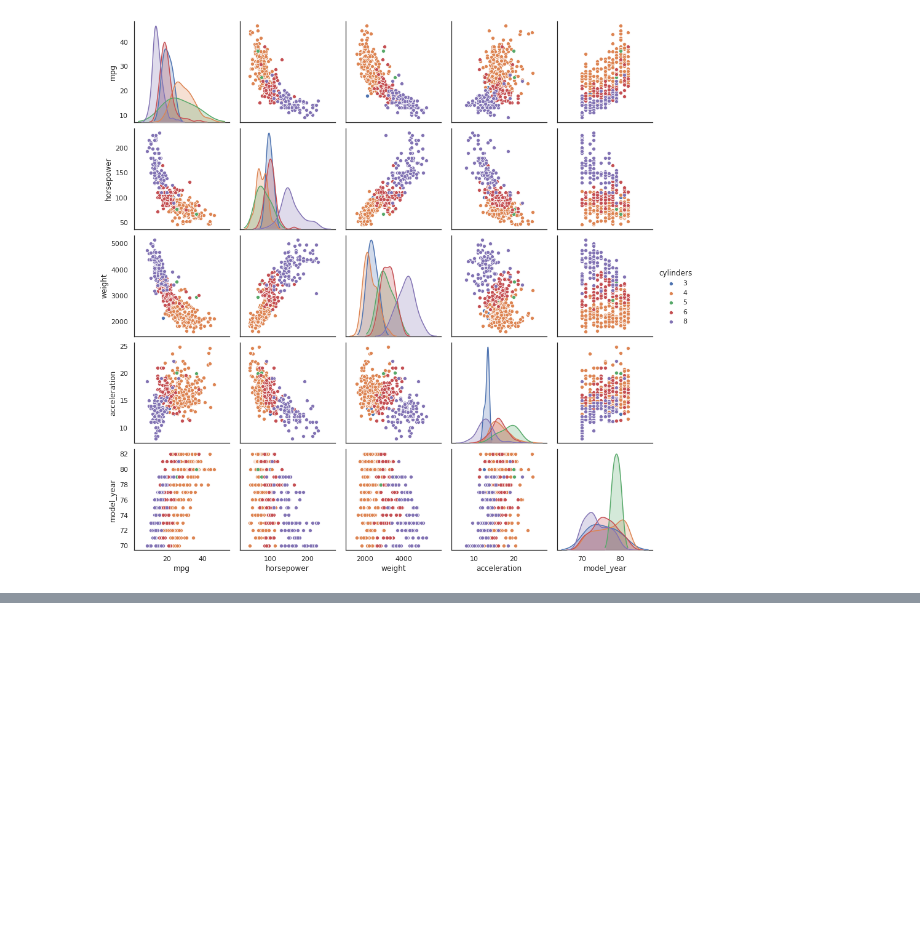
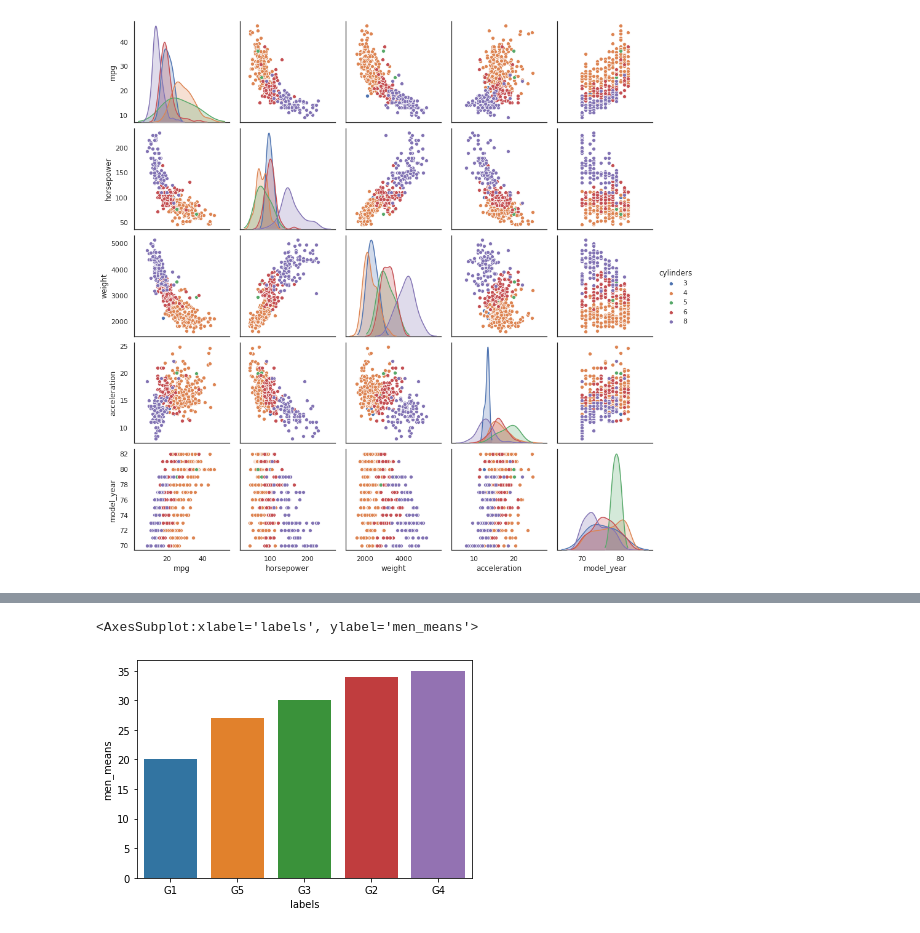
Before and after one commit to hersany/DataScience, a Jupyter notebook: Seaborn/Seaborn Class.ipynb, the cells around one changed output, grey strips where cells are left out. Saved outputs shown, nothing was run; the diff lists cells and outputs as text; code cells hidden in the pictures; blank space fills up the shorter version.

```diff
--- a/Seaborn/Seaborn Class.ipynb
+++ b/Seaborn/Seaborn Class.ipynb
@@ -290,0 +332,6 @@ sns.pairplot(mpg, hue = 'cylinders')
+# %%
+# order method
+sns.barplot('labels', 'men_means', order = ['G1', 'G5', 'G3', 'G2', 'G4'], data = df)
+# %% [output]
+<AxesSubplot:xlabel='labels', ylabel='men_means'>
+[figure, added]
```
Also changed, not shown: parts of 50 cells of this notebook, 1 other file.
